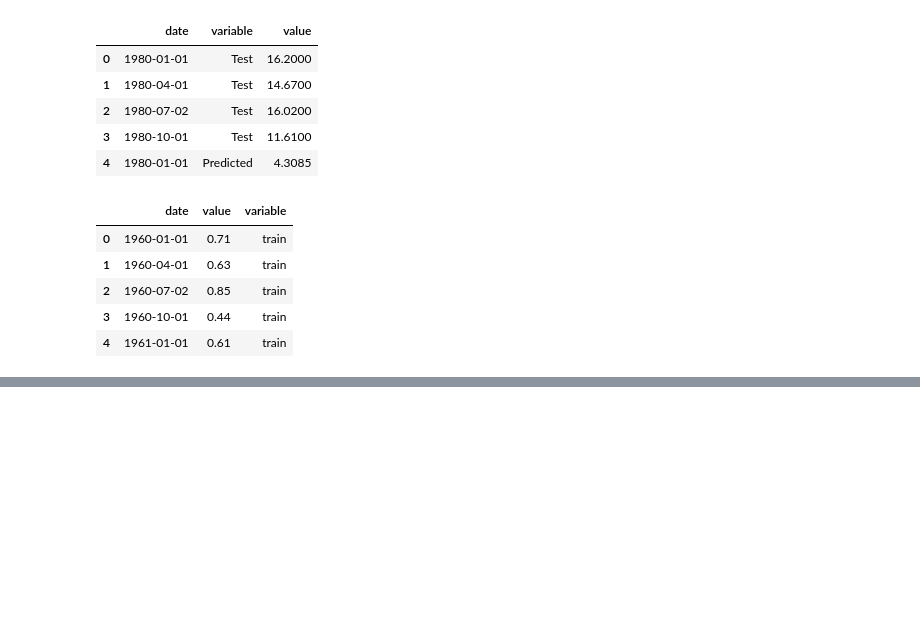
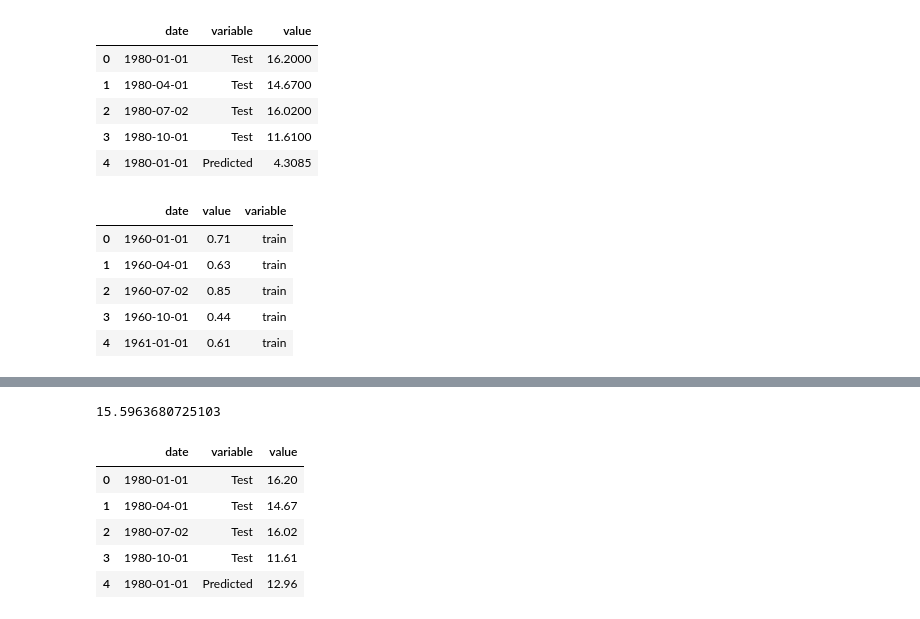
Before and after one commit to gon-olmedo/data-science-cookbook, a Jupyter notebook: Times_Series_Forecasting/01_Basics.ipynb, the cells around one changed output, grey strips where cells are left out. Saved outputs shown, nothing was run; the diff lists cells and outputs as text; code cells hidden in the pictures; blank space fills up the shorter version.

```diff
--- a/Times_Series_Forecasting/01_Basics.ipynb
+++ b/Times_Series_Forecasting/01_Basics.ipynb
@@ -143,0 +172,23 @@ fig.show()
+# %%
+# evaluate
+mape_last_year_mean = mape(test['data'], test['pred__last_yr_mean'])
+
+mape_last_year_mean
+# %% [output]
+15.5963680725103
+# %%
+# prepare test data for concat
+test_prepared2 = pd.melt(test, id_vars='date', value_vars=['data', 'pred__last_yr_mean'])
+
+map = {'data': 'Test', 'pred__last_yr_mean': 'Predicted'}
+
+test_prepared2['variable'] = test_prepared2['variable'].map(map)
+
+test_prepared2.head()
+# %% [output]
+|  | date | variable | value |
+| 0 | 1980-01-01 | Test | 16.20 |
+| 1 | 1980-04-01 | Test | 14.67 |
+| 2 | 1980-07-02 | Test | 16.02 |
+| 3 | 1980-10-01 | Test | 11.61 |
+| 4 | 1980-01-01 | Predicted | 12.96 |
```
Also changed, not shown: parts of 11 cells of this notebook.
